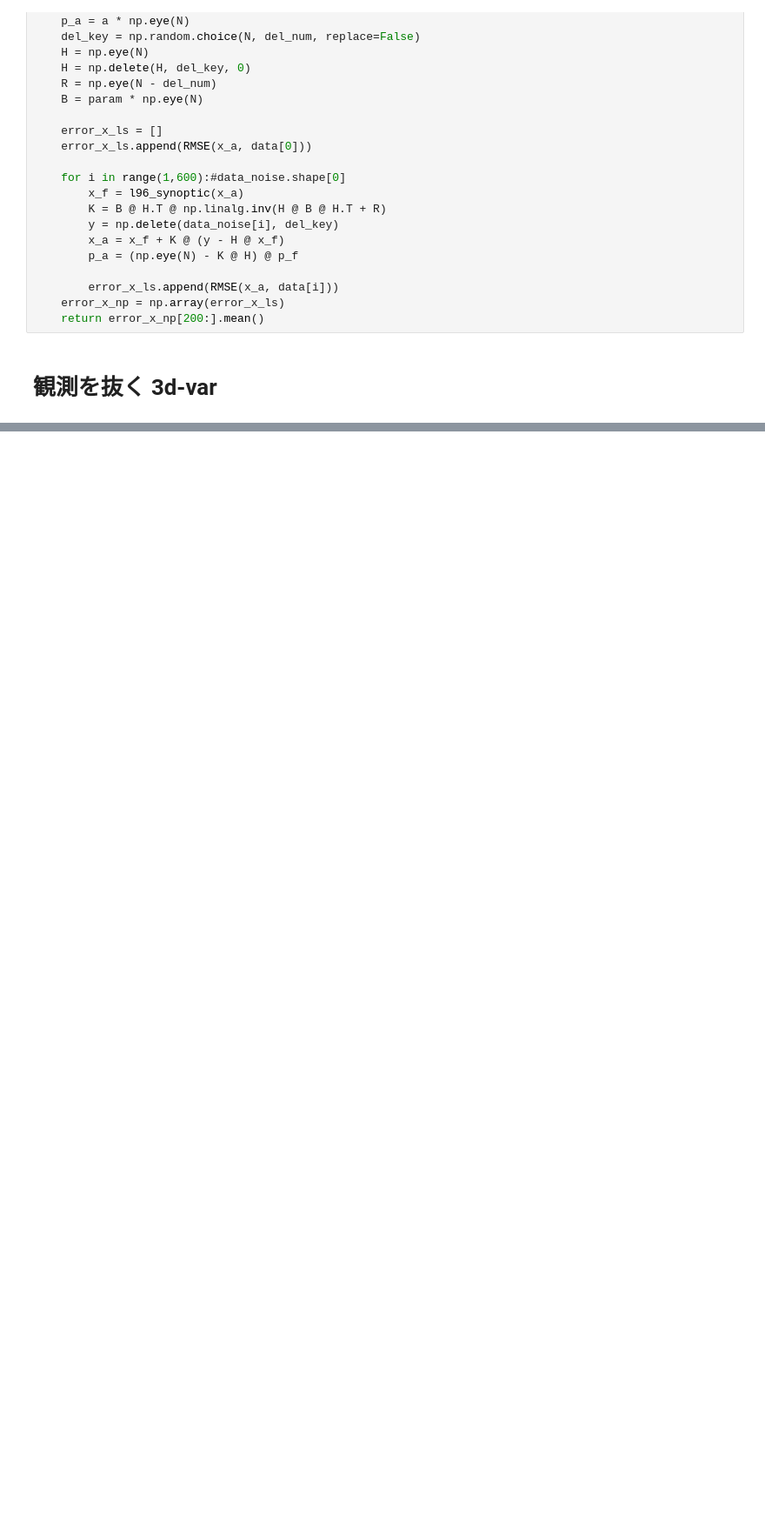
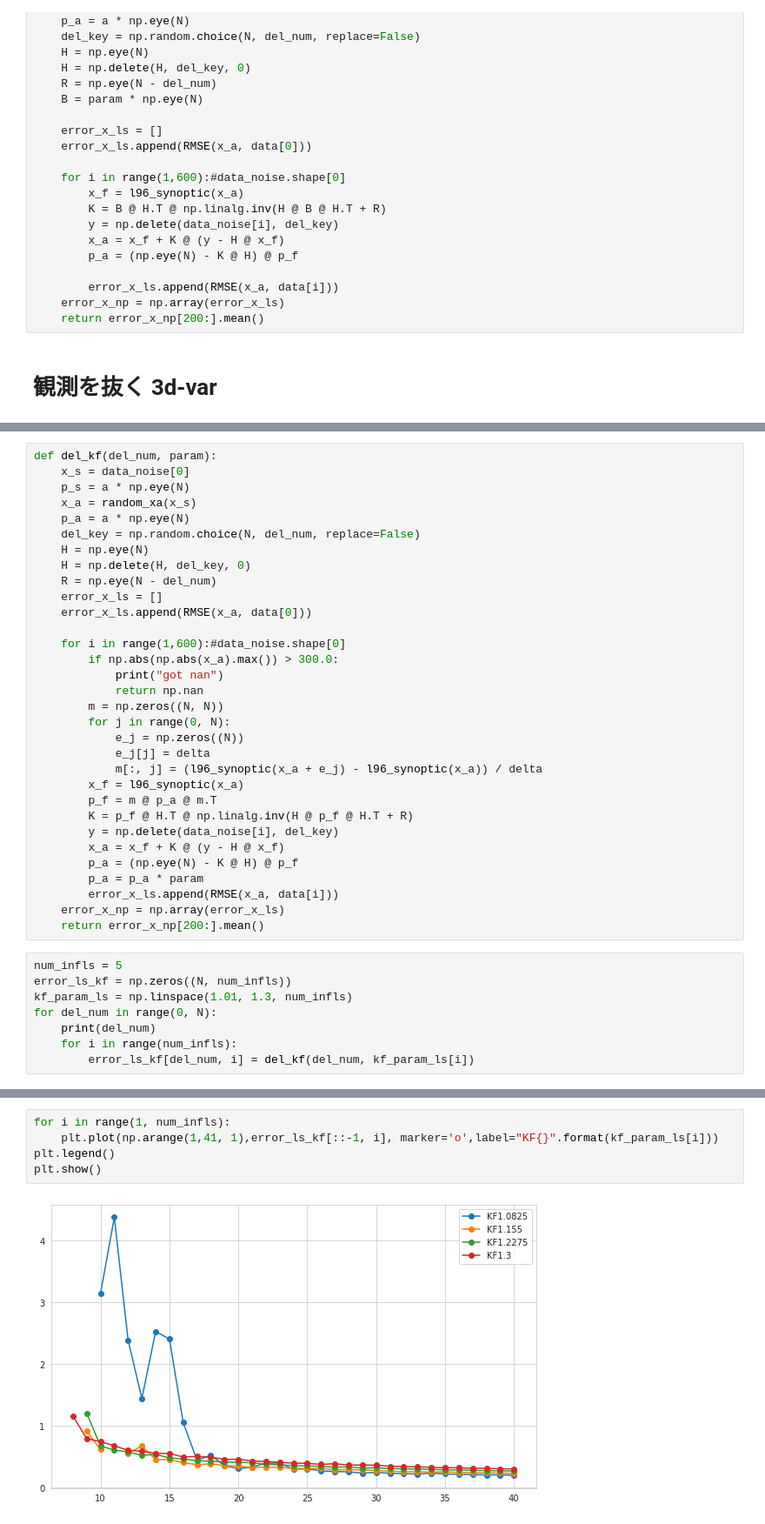
Before and after one commit to tychy/ASSIM, a Jupyter notebook: main.ipynb, the cells around one changed output, grey strips where cells are left out. Shown: that part at 87% size. Saved outputs shown, nothing was run; the diff lists cells and outputs as text; blank space fills up the shorter version.

```diff
--- a/main.ipynb
+++ b/main.ipynb
@@ -446,0 +520,40 @@ for del_num in tqdm(range(0, N)):
+# %%
+def del_kf(del_num, param):
+    x_s = data_noise[0]
+    p_s = a * np.eye(N)
+    x_a = random_xa(x_s)
+    p_a = a * np.eye(N)
+    del_key = np.random.choice(N, del_num, replace=False)
+    H = np.eye(N)
+    H = np.delete(H, del_key, 0)
+    R = np.eye(N - del_num)
+    error_x_ls = []
+    error_x_ls.append(RMSE(x_a, data[0]))
+
+    for i in range(1,600):#data_noise.shape[0]
+        if np.abs(np.abs(x_a).max()) > 300.0:
+            print("got nan")
+            return np.nan
+        m = np.zeros((N, N))
+        for j in range(0, N):
+            e_j = np.zeros((N))
+            e_j[j] = delta
+            m[:, j] = (l96_synoptic(x_a + e_j) - l96_synoptic(x_a)) / delta
+        x_f = l96_synoptic(x_a)
+        p_f = m @ p_a @ m.T
+        K = p_f @ H.T @ np.linalg.inv(H @ p_f @ H.T + R)
+        y = np.delete(data_noise[i], del_key)
+        x_a = x_f + K @ (y - H @ x_f)
+        p_a = (np.eye(N) - K @ H) @ p_f
+        p_a = p_a * param
+        error_x_ls.append(RMSE(x_a, data[i]))
+    error_x_np = np.array(error_x_ls)
+    return error_x_np[200:].mean()
+# %%
+num_infls = 5
+error_ls_kf = np.zeros((N, num_infls))
+kf_param_ls = np.linspace(1.01, 1.3, num_infls)
+for del_num in range(0, N):
+    print(del_num)
+    for i in range(num_infls):
+        error_ls_kf[del_num, i] = del_kf(del_num, kf_param_ls[i])
@@ -446,0 +581,7 @@ for del_num in tqdm(range(0, N)):
+# %%
+for i in range(1, num_infls):
+    plt.plot(np.arange(1,41, 1),error_ls_kf[::-1, i], marker='o',label="KF{}".format(kf_param_ls[i]))
+plt.legend()
+plt.show()
+# %% [output]
+[figure, added]
```
Also changed, not shown: parts of 58 cells of this notebook.
